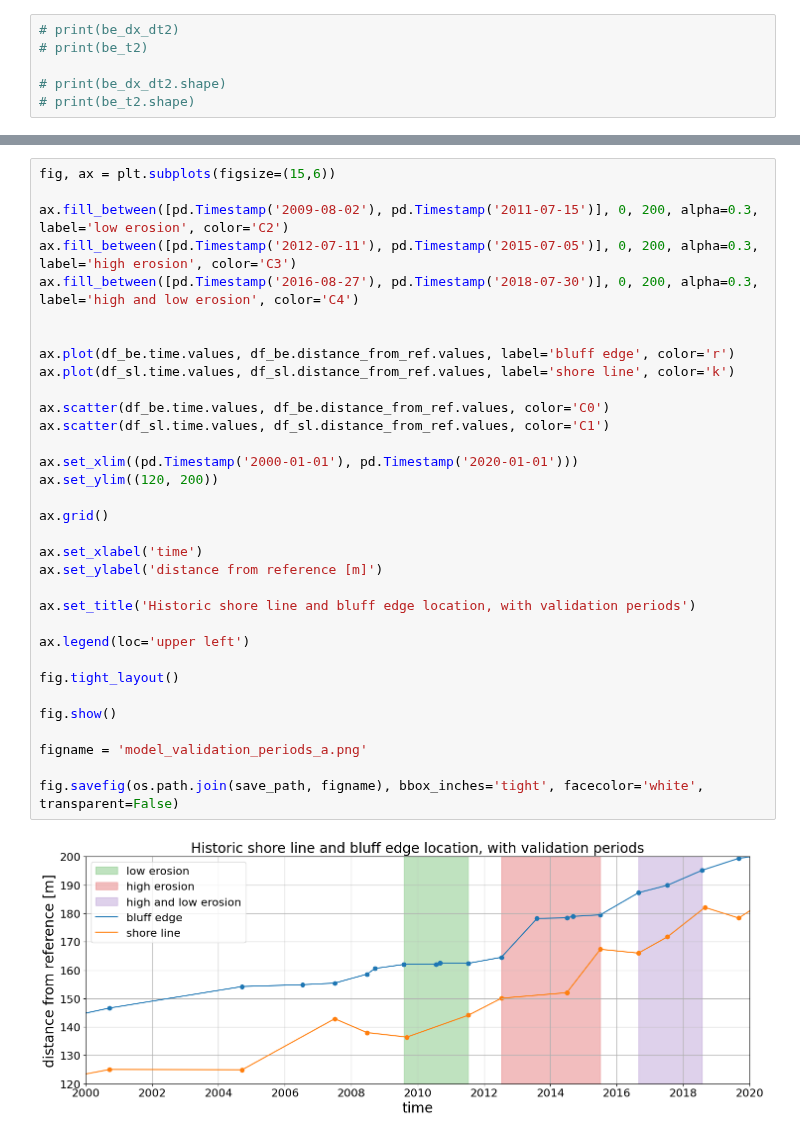
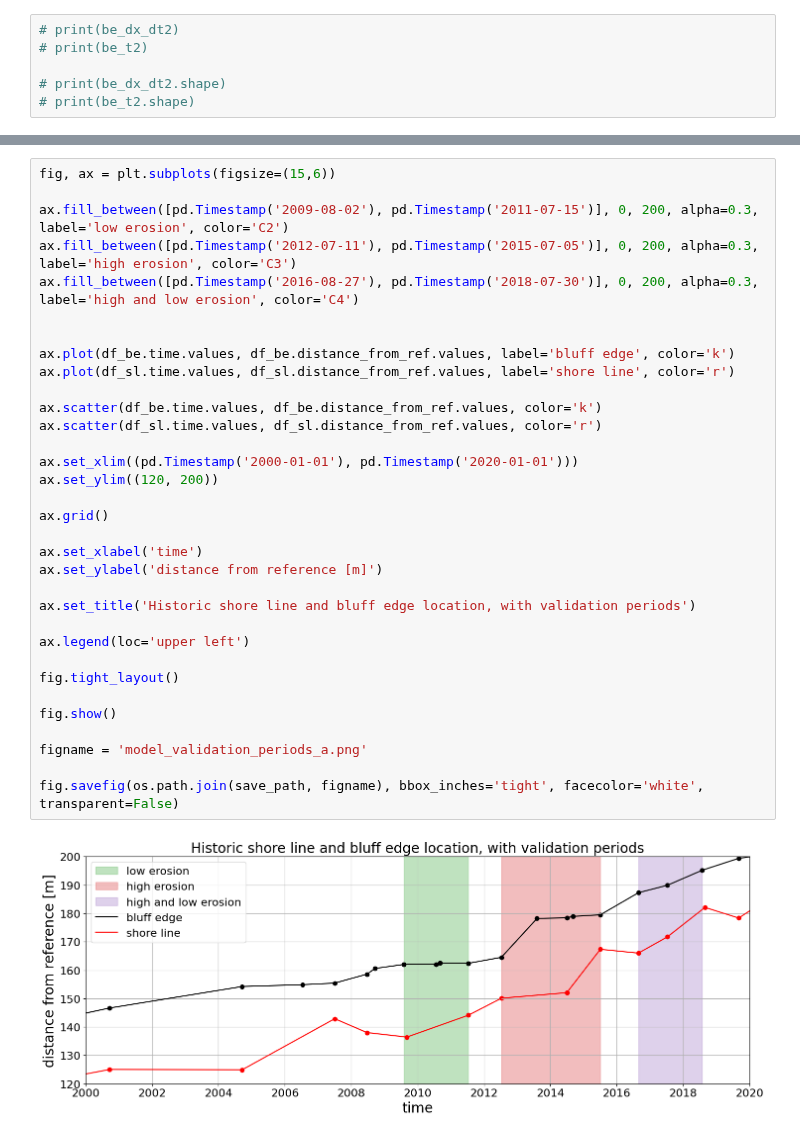
Before and after one commit to khdebruijn/thermo-morphological-model, a Jupyter notebook: database/gibbs_figures.ipynb, the cells around one changed output, grey strips where cells are left out. Cells and saved outputs as stored; diff of their text form.

```diff
--- a/database/gibbs_figures.ipynb
+++ b/database/gibbs_figures.ipynb
@@ -130,38 +130,38 @@ sl_t2, sl_dx_dt2 = get_rates_and_plot_dates(df_sl)
 # %%
 fig, ax = plt.subplots(figsize=(15,6))
 
 ax.fill_between([pd.Timestamp('2009-08-02'), pd.Timestamp('2011-07-15')], 0, 200, alpha=0.3, label='low erosion', color='C2')
 ax.fill_between([pd.Timestamp('2012-07-11'), pd.Timestamp('2015-07-05')], 0, 200, alpha=0.3, label='high erosion', color='C3')
 ax.fill_between([pd.Timestamp('2016-08-27'), pd.Timestamp('2018-07-30')], 0, 200, alpha=0.3, label='high and low erosion', color='C4')
 
 
-ax.plot(df_be.time.values, df_be.distance_from_ref.values, label='bluff edge', color='r')
-ax.plot(df_sl.time.values, df_sl.distance_from_ref.values, label='shore line', color='k')
+ax.plot(df_be.time.values, df_be.distance_from_ref.values, label='bluff edge', color='k')
+ax.plot(df_sl.time.values, df_sl.distance_from_ref.values, label='shore line', color='r')
 
-ax.scatter(df_be.time.values, df_be.distance_from_ref.values, color='C0')
-ax.scatter(df_sl.time.values, df_sl.distance_from_ref.values, color='C1')
+ax.scatter(df_be.time.values, df_be.distance_from_ref.values, color='k')
+ax.scatter(df_sl.time.values, df_sl.distance_from_ref.values, color='r')
 
 ax.set_xlim((pd.Timestamp('2000-01-01'), pd.Timestamp('2020-01-01')))
 ax.set_ylim((120, 200))
 
 ax.grid()
 
 ax.set_xlabel('time')
 ax.set_ylabel('distance from reference [m]')
 
 ax.set_title('Historic shore line and bluff edge location, with validation periods')
 
 ax.legend(loc='upper left')
 
 fig.tight_layout()
 
 fig.show()
 
 figname = 'model_validation_periods_a.png'
 
 fig.savefig(os.path.join(save_path, figname), bbox_inches='tight', facecolor='white', transparent=False)
 # %% [output]
-[figure, old version]
+[figure, new version]
 # %%
 fig, ax = plt.subplots(figsize=(15,6)
                        )
```
Also changed, not shown: parts of 1 cell of this notebook.
